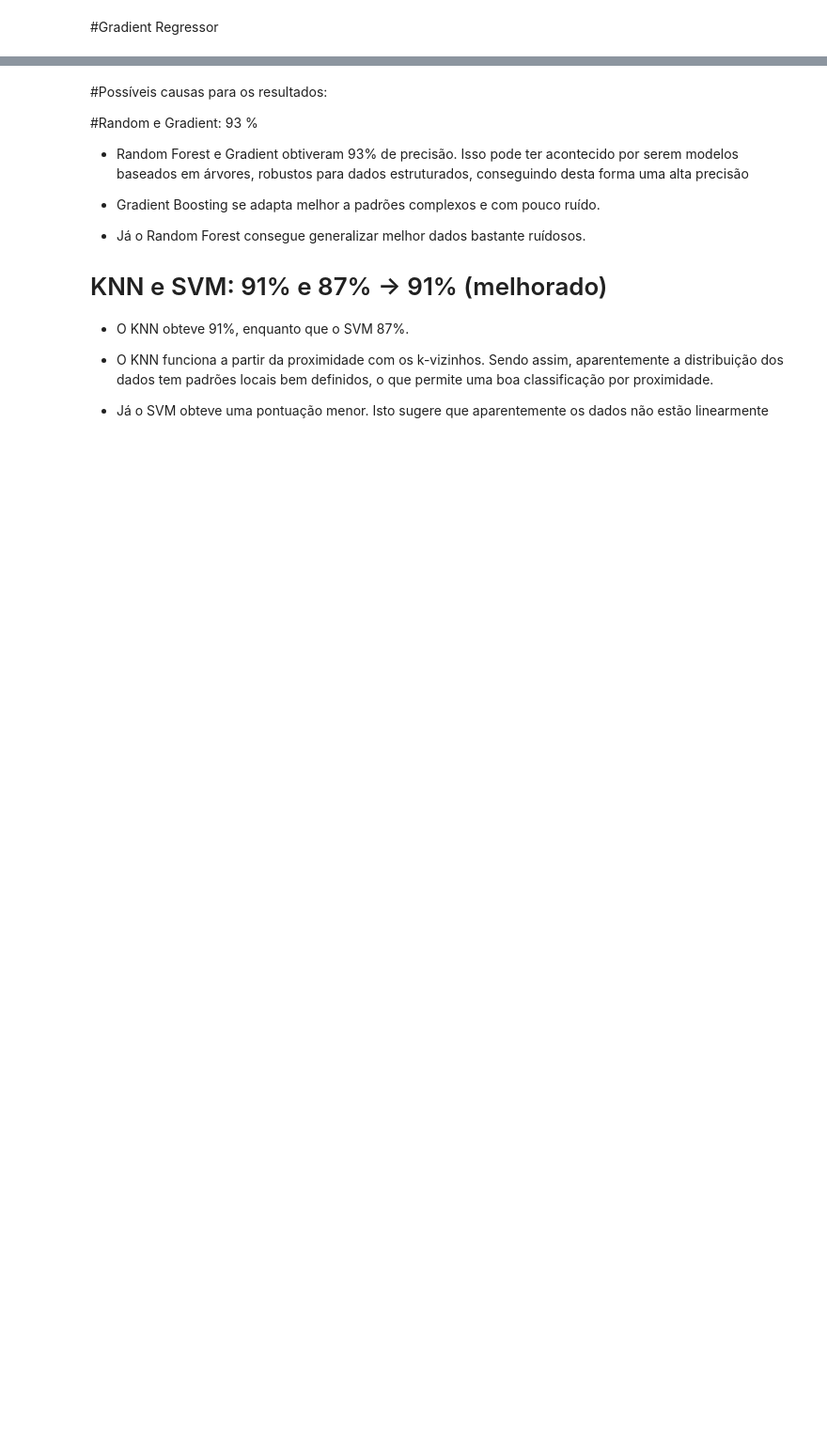
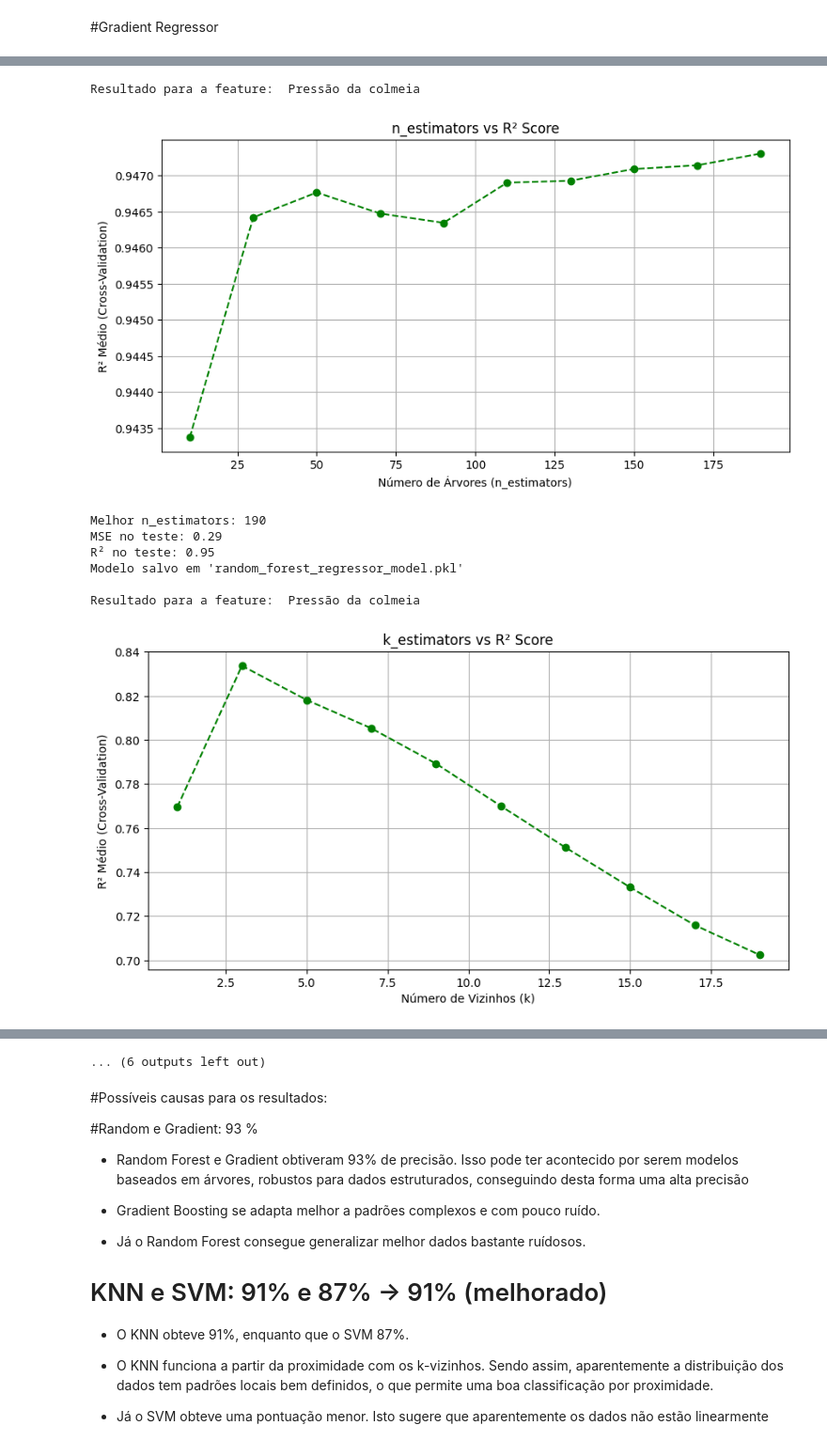
Before and after one commit to matheusbuenowb/Data-Mining-Bee-Colony, a Jupyter notebook: Atividade_IC.ipynb, the cells around one changed output, grey strips where cells are left out. Shown: that part at 94% size. Cells and saved outputs as stored; diff of their text form; code cells hidden in the pictures; blank space fills up the shorter version.

Commit message:
Adaptação para reutilização de códigos através da modularização e incluído treinamento para todas as features faltantes do novo dataset.

```diff
--- a/Atividade_IC.ipynb
+++ b/Atividade_IC.ipynb
@@ -321,17 +323,6 @@ Previsão para novos dados de inverno (presença da rainha): 0
 # %% [markdown]
 #Treinamento com regressão
 # %%
-# Define as features disponíveis (excluindo a que queremos prever)
-features = ['hive temp', 'hive humidity', 'weather temp', 'weather humidity',
-            'weather pressure', 'wind speed', 'rain']
-X = df[features]
-
-# Target: o que queremos prever
-y = df['hive pressure']
-
-# Divide em treino e teste
-X_train, X_test, y_train, y_test = train_test_split(X, y, test_size=0.2, random_state=42)
-
 def plotValuesRegressor(x, name, estimators_values, r2_scores, scale):
   plt.figure(figsize=(10, 5))
   plt.plot(estimators_values, r2_scores, marker='o', linestyle='dashed', color='g')
@@ -354,6 +345,10 @@ def trainModelRegressor(model, nameSave):
 
   print(f"MSE no teste: {mse:.2f}")
   print(f"R² no teste: {r2:.2f}")
+
+  #Salva o modelo treinado com o joblib
+  joblib.dump(model, f'{nameSave}')
+  print(f"Modelo salvo em '{nameSave}'")
 # %% [markdown]
 #Random Forest Regressor
 # %%
@@ -488,0 +471,60 @@ R² no teste: 0.95
+# %%
+# Define as features disponíveis (excluindo a que queremos prever)
+features = ['hive temp', 'weather temp', 'weather humidity',
+            'weather pressure']
+X = df[features]
+
+# Target: o que queremos prever
+y = df['hive pressure']
+
+# Divide em treino e teste
+X_train, X_test, y_train, y_test = train_test_split(X, y, test_size=0.2, random_state=42)
+
+RandomForest_Regressor('Pressão da colmeia')
+KNN_Regressor('Pressão da colmeia')
+SVM_Regressor('Pressão da colmeia')
+GradientBoosting_Regressor('Pressão da colmeia')
+
+
+# Define as features disponíveis (excluindo a que queremos prever)
+features = ['hive temp', 'weather temp', 'weather humidity',
+            'weather pressure']
+X = df[features]
+
+# Target: o que queremos prever
+y = df['hive humidity']
+
+# Divide em treino e teste
+X_train, X_test, y_train, y_test = train_test_split(X, y, test_size=0.2, random_state=42)
+
+RandomForest_Regressor('Umidade relativa da colmeia')
+KNN_Regressor('Umidade relativa da colmeia')
+SVM_Regressor('Umidade relativa da colmeia')
+GradientBoosting_Regressor('Umidade relativa da colmeia')
+
+
+'''# Define as features disponíveis (excluindo a que queremos prever)
+features = ['hive humidity', 'hive pressure', 'weather temp', 'weather humidity',
+            'weather pressure']
+X = df[features]
+
+# Target: o que queremos prever
+y = df['hive temp']
+
+# Divide em treino e teste
+X_train, X_test, y_train, y_test = train_test_split(X, y, test_size=0.2, random_state=42)
+
+RandomForest_Regressor('Temperatura interna da colmeia')
+KNN_Regressor('Temperatura interna da colmeia')
+SVM_Regressor('Temperatura interna da colmeia')
+GradientBoosting_Regressor('Temperatura interna da colmeia')'''
+# %% [output]
+Resultado para a feature:  Pressão da colmeia
+[figure, added]
+Melhor n_estimators: 190
+MSE no teste: 0.29
+R² no teste: 0.95
+Modelo salvo em 'random_forest_regressor_model.pkl'
+
+Resultado para a feature:  Pressão da colmeia
+[figure, added]
@@ -489,3 +559,4 @@ R² no teste: 0.95
+... (6 outputs left out)
 # %% [markdown]
 #Possíveis causas para os resultados:
 
```
Also changed, not shown: parts of 6 cells of this notebook.
